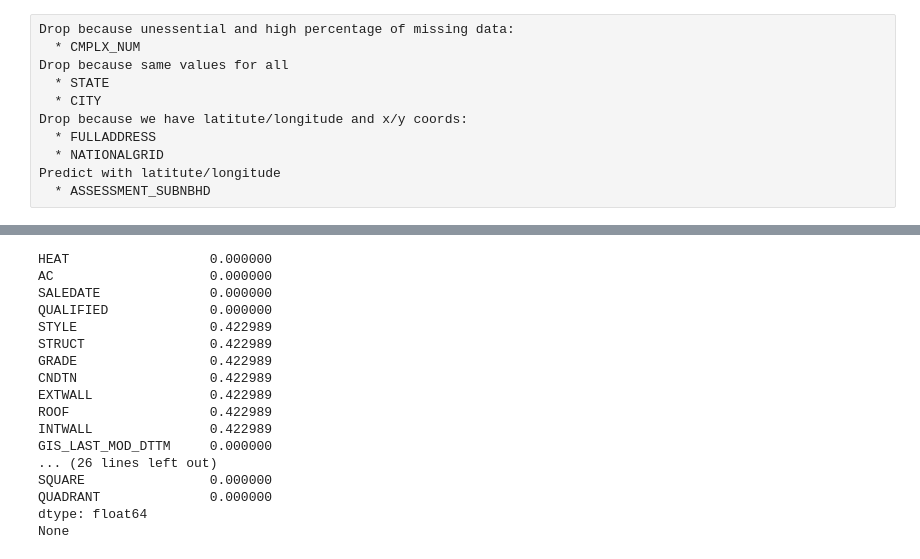
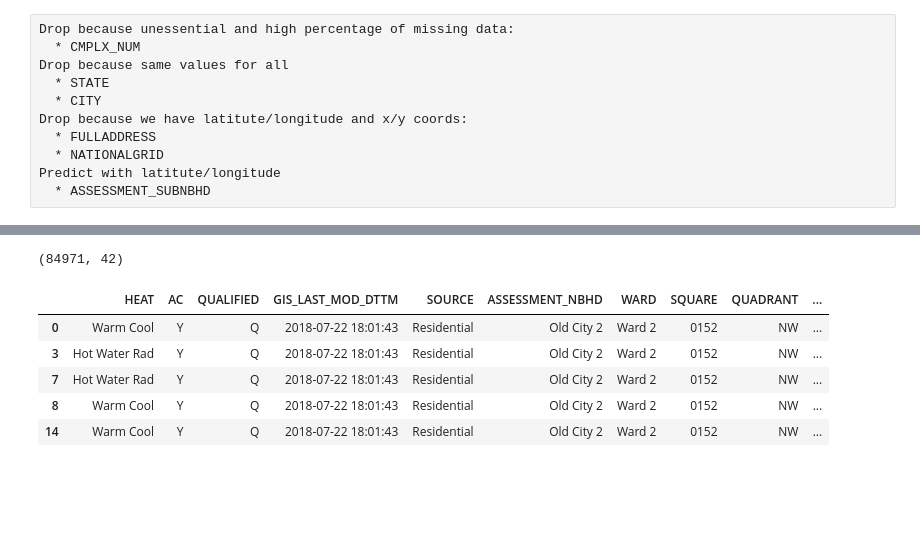
Before and after one commit to jasheriff/dc_capstone, a Jupyter notebook: DC_data_wrangling.ipynb, the cells around one changed output, grey strips where cells are left out. Cells and saved outputs as stored; diff of their text form; code cells hidden in the pictures; blank space fills up the shorter version.

```diff
--- a/DC_data_wrangling.ipynb
+++ b/DC_data_wrangling.ipynb
@@ -199,8 +370,5 @@ BATHRMS               0.000000
 dtype: float64
 None
-# %%
-#drop null from SALEDATE
-odatd = odatd.dropna(subset=['SALEDATE'])
 # %%
 #create categorical and numerical dataframes
 catcol = []
@@ -245,24 +421,48 @@ modedf.head()
-# %%
-#why didn't this work?!
-for col in catdf.columns:
-    dfill[col] = tsortd.groupby("ASSESSMENT_NBHD")[col].transform(lambda x: x.fillna(x.mode()))
-print(missingdat(odatd[catcol]))
-print(missingdat(dfill[catcol]))
-# %% [output]
-HEAT                  0.000000
-AC                    0.000000
-SALEDATE              0.000000
-QUALIFIED             0.000000
-STYLE                 0.422989
-STRUCT                0.422989
-GRADE                 0.422989
-CNDTN                 0.422989
-EXTWALL               0.422989
-ROOF                  0.422989
-INTWALL               0.422989
-GIS_LAST_MOD_DTTM     0.000000
-... (26 lines left out)
-SQUARE                0.000000
-QUADRANT              0.000000
-dtype: float64
-None
+# %%
+#filling missing modedf['ASSESSMENT_SUBNBHD']
+subindex = modedf[modedf['ASSESSMENT_SUBNBHD'].isnull()].index.tolist()
+
+#get neighborhoods for each index value in list:
+subnlist = []
+for num in subindex:
+    subnlist.append(modedf.loc[num, 'ASSESSMENT_NBHD'])
+
+#get list of replacement values for that sequence of neighborhoods:
+fillvals = []
+for i, val in zip(subindex, subnlist):
+    modedf.loc[i, 'ASSESSMENT_SUBNBHD'] = val
+# %%
+#filling Central-tri 3 data with central-tri 1 data
+modedf = modedf.fillna(method='ffill')
+# %%
+#filling missing categorical data
+
+new = pd.DataFrame()
+catdf2 = catdf
+for col in catnulldf.columns:
+    #get index of missing values
+    colindex = catdf2[catdf2[col].isnull()].index.tolist()
+    #generate mode dictionary
+    coldict = dict(zip(modedf['ASSESSMENT_NBHD'], modedf[col]))
+    #corresponding neighborhood list from df
+    nlist = []
+    for i in colindex:
+        nlist.append(catdf2.loc[i, 'ASSESSMENT_NBHD'])
+    #fill nans
+    for i, n in zip(colindex, nlist):
+        filler = coldict[n]
+        if filler not in catdf2[col].cat.categories:
+            catdf2[col] = catdf2[col].cat.add_categories([filler])
+        new[col] = catdf2[col].fillna(filler)
+# %%
+finaldf = (pd.concat([catgooddf, new, dfill], axis=1)).dropna()
+print(finaldf.shape)
+finaldf.head()
+# %% [output]
+(84971, 42)
+|  | HEAT | AC | QUALIFIED | GIS_LAST_MOD_DTTM | SOURCE | ASSESSMENT_NBHD | WARD | SQUARE | QUADRANT | ... |
+| 0 | Warm Cool | Y | Q | 2018-07-22 18:01:43 | Residential | Old City 2 | Ward 2 | 0152 | NW | ... |
+| 3 | Hot Water Rad | Y | Q | 2018-07-22 18:01:43 | Residential | Old City 2 | Ward 2 | 0152 | NW | ... |
+| 7 | Hot Water Rad | Y | Q | 2018-07-22 18:01:43 | Residential | Old City 2 | Ward 2 | 0152 | NW | ... |
+| 8 | Warm Cool | Y | Q | 2018-07-22 18:01:43 | Residential | Old City 2 | Ward 2 | 0152 | NW | ... |
+| 14 | Warm Cool | Y | Q | 2018-07-22 18:01:43 | Residential | Old City 2 | Ward 2 | 0152 | NW | ... |
```
Also changed, not shown: parts of 27 cells of this notebook.
